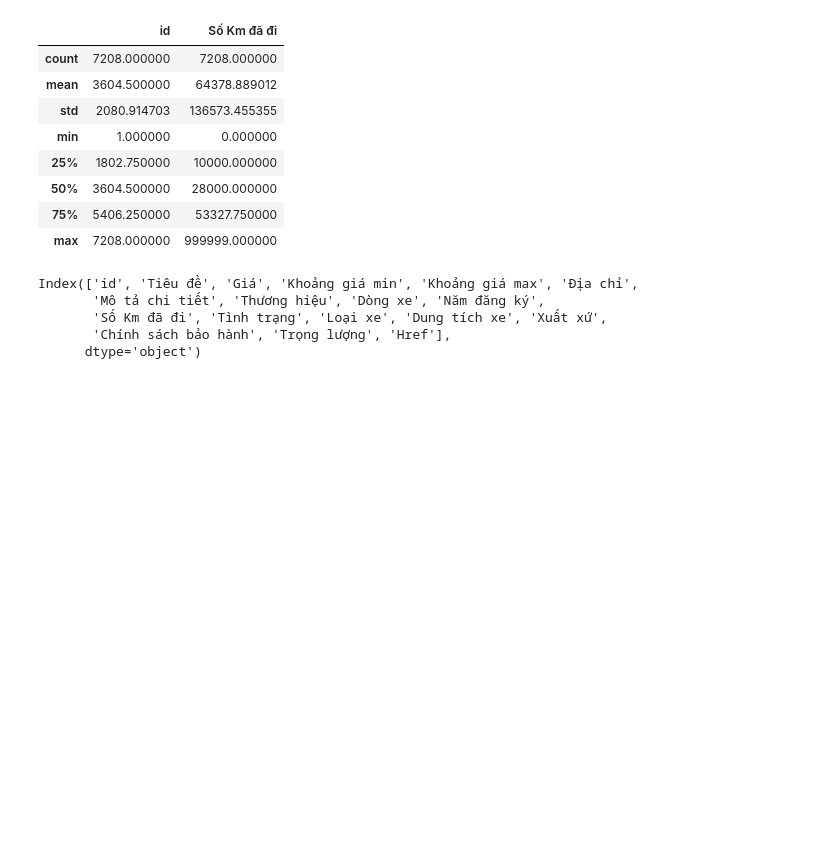
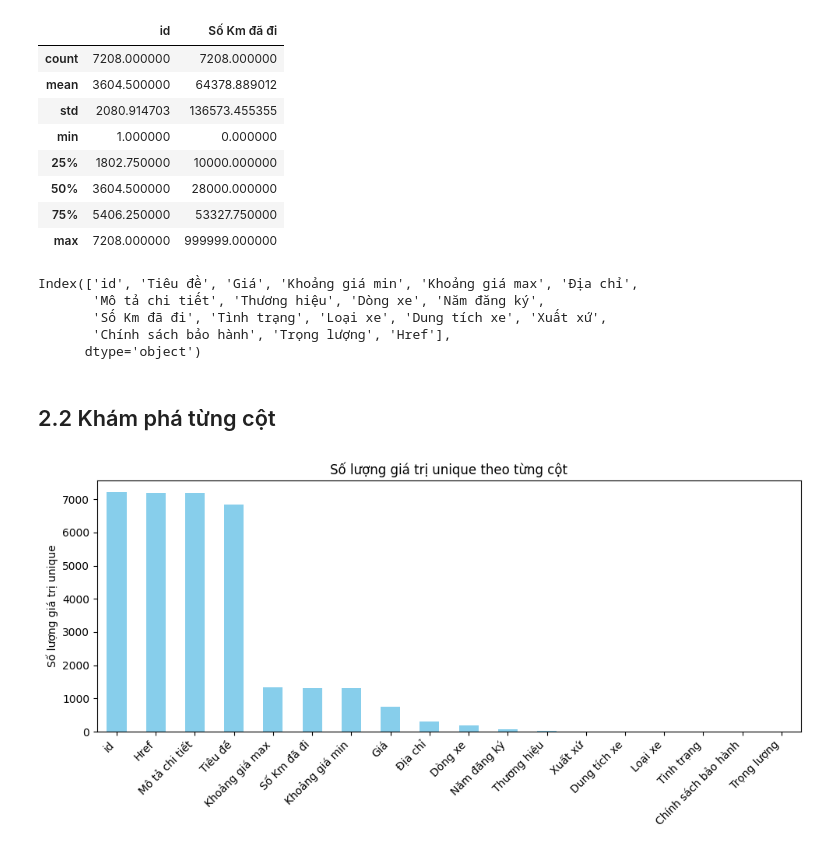
Before and after one commit to NaNaBoo311/KHTN_Graduation, a Jupyter notebook: Project_1/preprocessing.ipynb, the cells around one changed output. Cells and saved outputs as stored; diff of their text form; code cells hidden in the pictures; blank space fills up the shorter version.

```diff
--- a/Project_1/preprocessing.ipynb
+++ b/Project_1/preprocessing.ipynb
@@ -50,3 +91,19 @@ Index(['id', 'Tiêu đề', 'Giá', 'Khoảng giá min', 'Khoảng giá max', '
        'Số Km đã đi', 'Tình trạng', 'Loại xe', 'Dung tích xe', 'Xuất xứ',
        'Chính sách bảo hành', 'Trọng lượng', 'Href'],
       dtype='object')
+# %% [markdown]
+## 2.2 Khám phá từng cột
+# %%
+# Tính số lượng unique cho mỗi cột
+unique_counts = df.nunique().sort_values(ascending=False)
+
+# Vẽ biểu đồ
+plt.figure(figsize=(10,5))
+unique_counts.plot(kind='bar', color='skyblue')
+plt.title('Số lượng giá trị unique theo từng cột')
+plt.ylabel('Số lượng giá trị unique')
+plt.xticks(rotation=45, ha='right')
+plt.tight_layout()
+plt.show()
+# %% [output]
+[figure, added]
```
Also changed, not shown: parts of 48 cells of this notebook, 29 other files.
